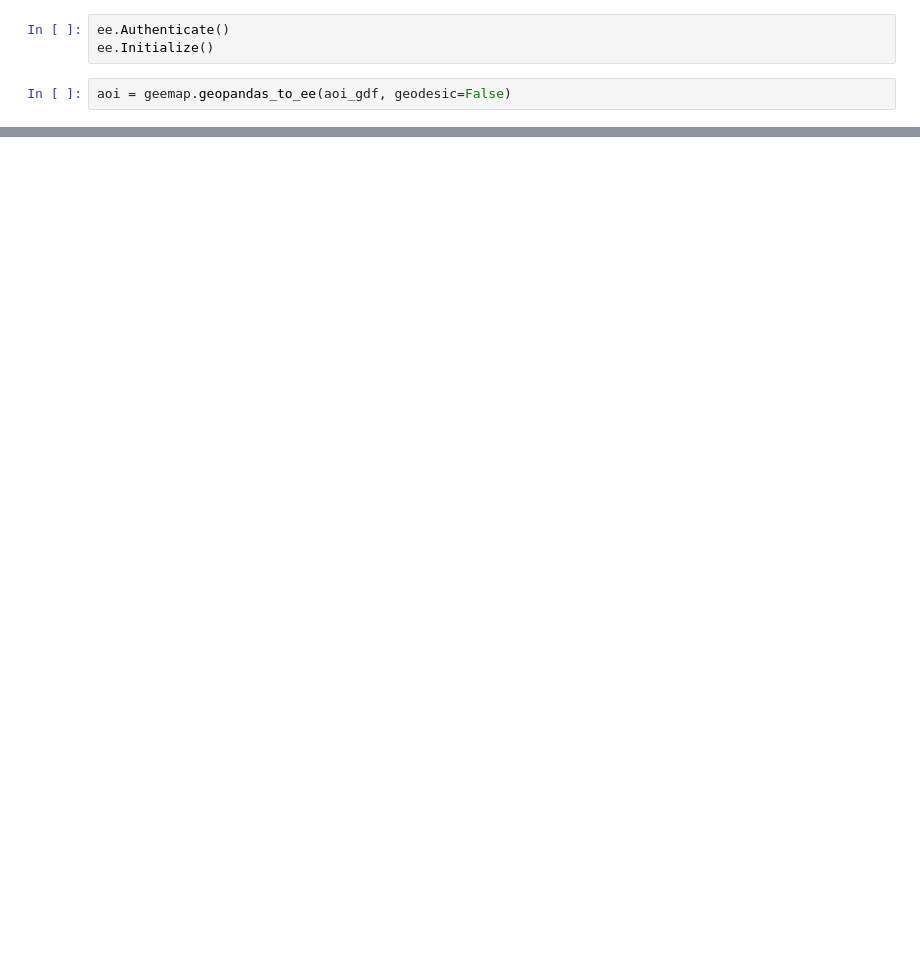
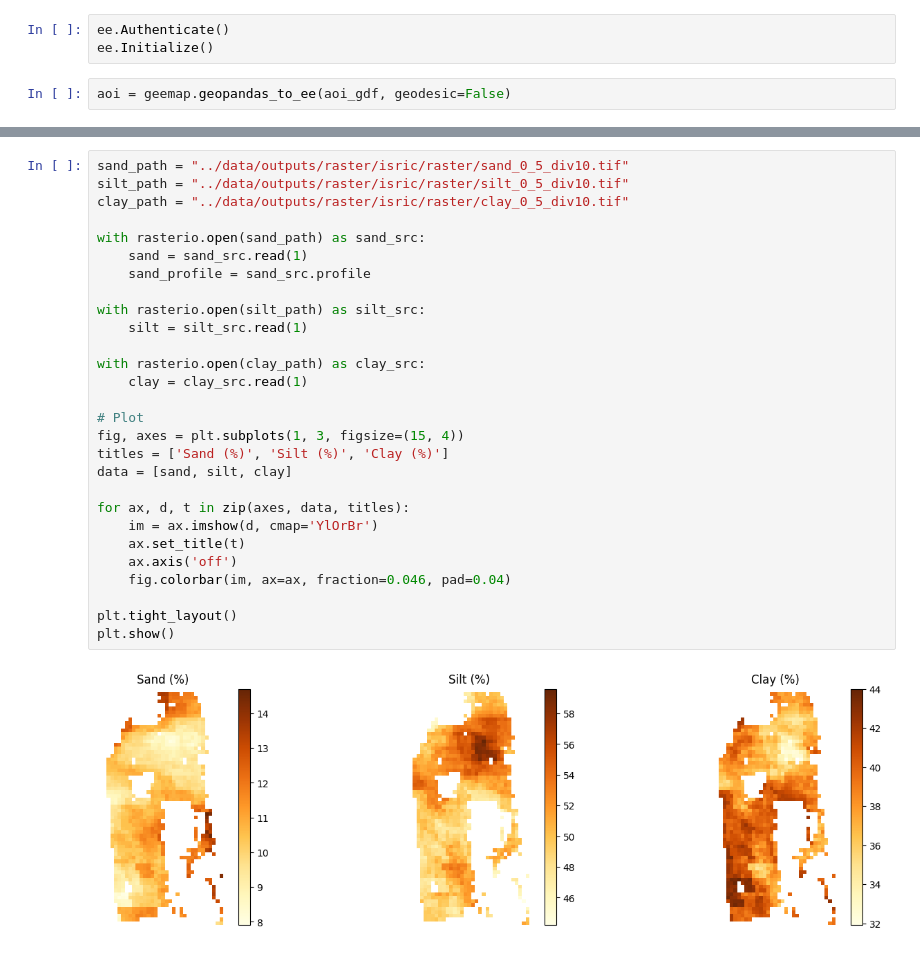
Before and after one commit to JungleKiosk/SAR_wb, a Jupyter notebook: notebook/main.ipynb, the cells around one changed output, grey strips where cells are left out. Saved outputs shown, nothing was run; the diff lists cells and outputs as text; blank space fills up the shorter version.

Commit message:
readme + nb: doc isric + import and plotting raster soil texture

```diff
--- a/notebook/main.ipynb
+++ b/notebook/main.ipynb
@@ -123,0 +106,30 @@ else:
+# %%
+sand_path = "../data/outputs/raster/isric/raster/sand_0_5_div10.tif"
+silt_path = "../data/outputs/raster/isric/raster/silt_0_5_div10.tif"
+clay_path = "../data/outputs/raster/isric/raster/clay_0_5_div10.tif"
+
+with rasterio.open(sand_path) as sand_src:
+    sand = sand_src.read(1)
+    sand_profile = sand_src.profile
+
+with rasterio.open(silt_path) as silt_src:
+    silt = silt_src.read(1)
+
+with rasterio.open(clay_path) as clay_src:
+    clay = clay_src.read(1)
+
+# Plot
+fig, axes = plt.subplots(1, 3, figsize=(15, 4))
+titles = ['Sand (%)', 'Silt (%)', 'Clay (%)']
+data = [sand, silt, clay]
+
+for ax, d, t in zip(axes, data, titles):
+    im = ax.imshow(d, cmap='YlOrBr')
+    ax.set_title(t)
+    ax.axis('off')
+    fig.colorbar(im, ax=ax, fraction=0.046, pad=0.04)
+
+plt.tight_layout()
+plt.show()
+# %% [output]
+[figure, added]
```
Also changed, not shown: parts of 2 cells of this notebook, 18 other files.
